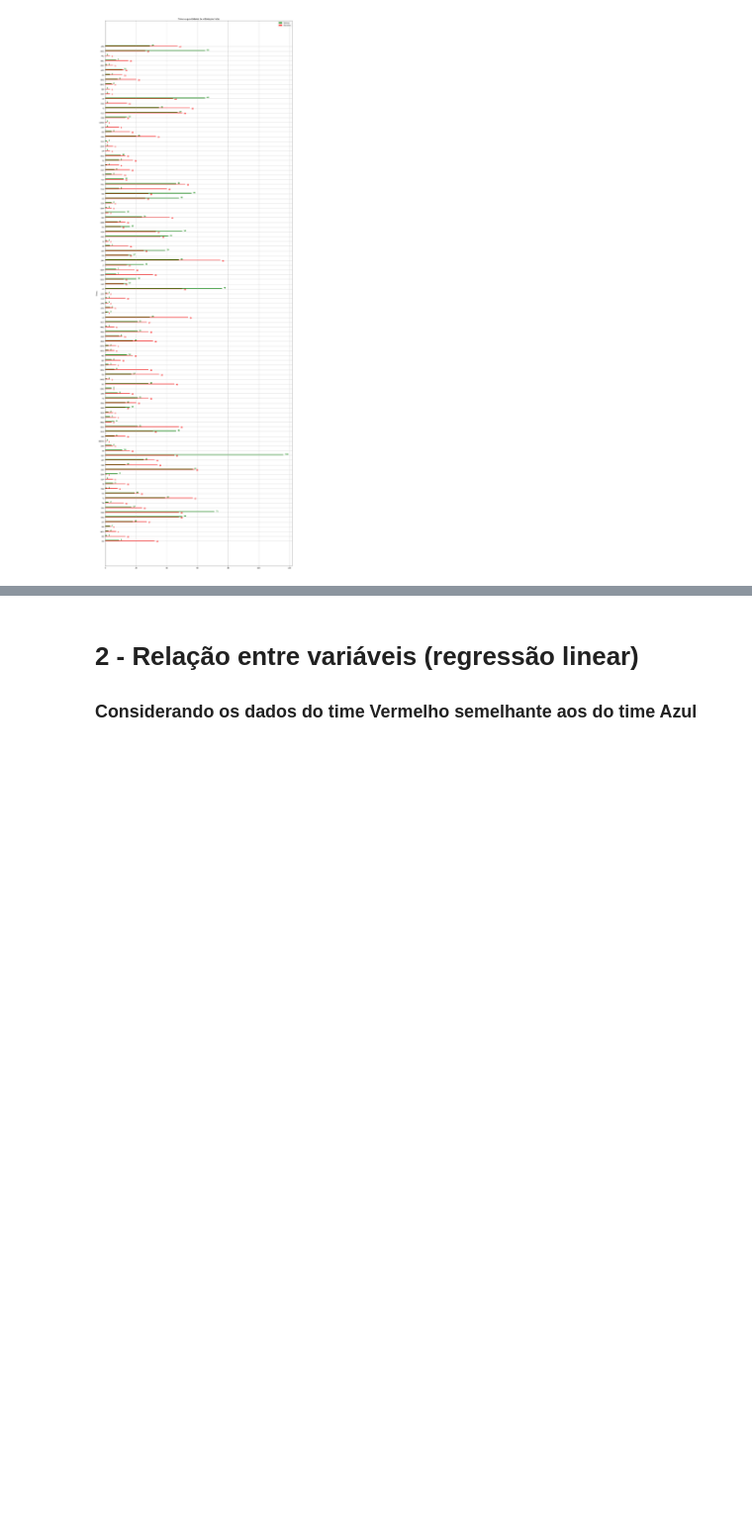
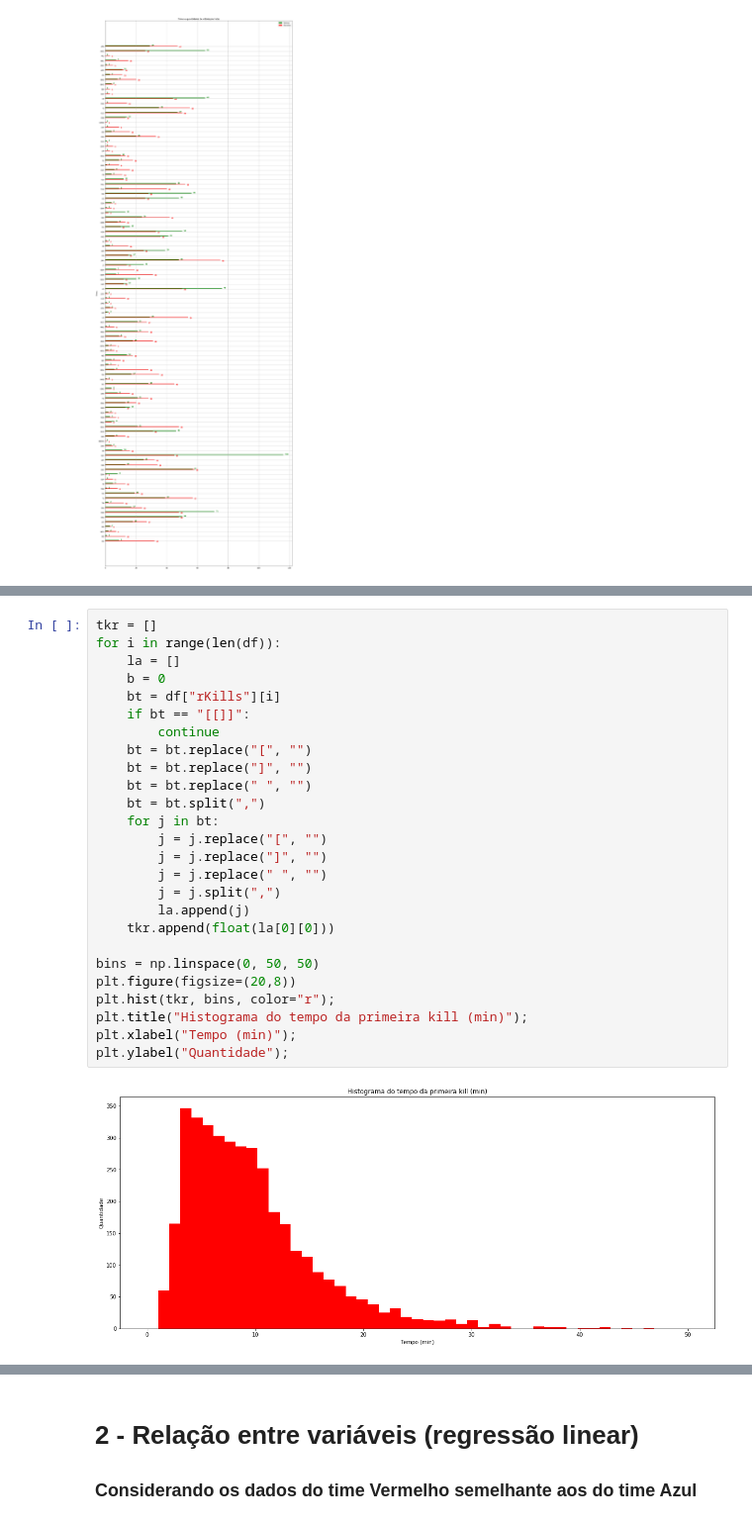
Before and after one commit to LiuSeeker/CieDados, a Jupyter notebook: Projeto 3/Proj3.ipynb, the cells around one changed output, grey strips where cells are left out. Shown at 99% size. Drawn from its saved outputs; the diff is of its cells as text; blank space fills up the shorter version.

```diff
--- a/Projeto 3/Proj3.ipynb
+++ b/Projeto 3/Proj3.ipynb
@@ -284,0 +360,28 @@ plt.show()
+# %%
+tkr = []
+for i in range(len(df)):
+    la = []
+    b = 0
+    bt = df["rKills"][i]
+    if bt == "[[]]":
+        continue
+    bt = bt.replace("[", "")
+    bt = bt.replace("]", "")
+    bt = bt.replace(" ", "")
+    bt = bt.split(",")
+    for j in bt:
+        j = j.replace("[", "")
+        j = j.replace("]", "")
+        j = j.replace(" ", "")
+        j = j.split(",")
+        la.append(j)
+    tkr.append(float(la[0][0]))
+
+bins = np.linspace(0, 50, 50)
+plt.figure(figsize=(20,8))
+plt.hist(tkr, bins, color="r");
+plt.title("Histograma do tempo da primeira kill (min)");
+plt.xlabel("Tempo (min)");
+plt.ylabel("Quantidade");
+# %% [output]
+[figure, added]
```
Also changed, not shown: parts of 40 cells of this notebook, 1 other file.
